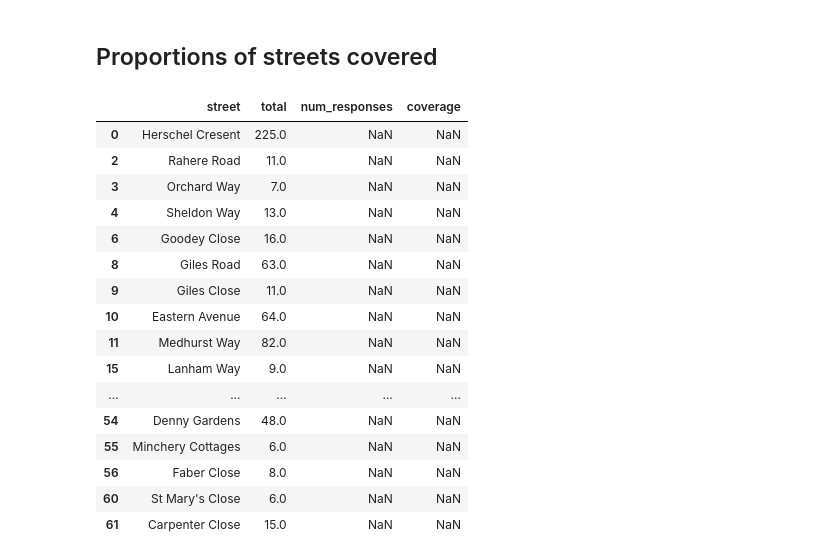
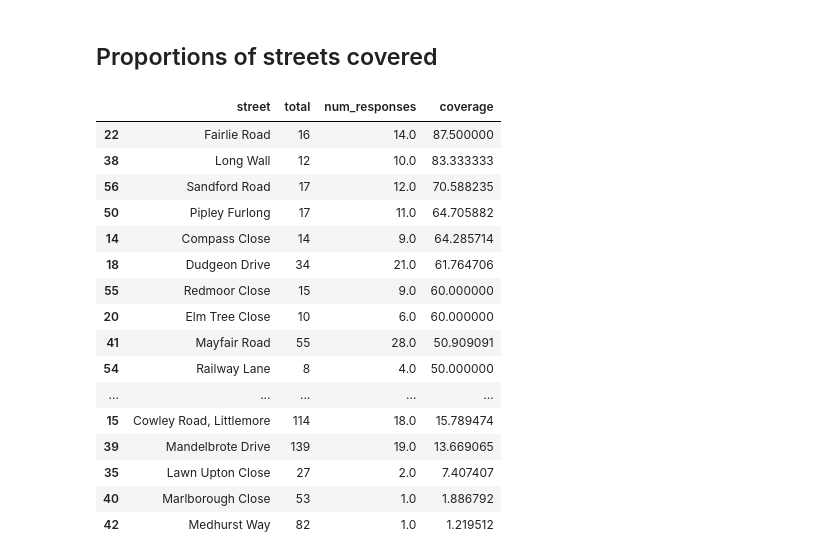
Before and after one commit to annarailton/littlemore_ltn_analysis, a Jupyter notebook: lpc_ltn_analysis.ipynb, the cells around one changed output. Cells and saved outputs as stored; diff of their text form; code cells hidden in the pictures.

Commit message:
Start cleaning up data, plot graph for qu 1

```diff
--- a/lpc_ltn_analysis.ipynb
+++ b/lpc_ltn_analysis.ipynb
@@ -67,6 +68,6 @@ import numpy as np
 # %%
-data = 'responses_20211028.csv'
-street_counts = 'street_counts.csv'
+data = 'responses_20211030.csv'
+street_counts = 'data/street_counts.csv'
 # %% [markdown]
 ## Clean up column names so don't have to deal with spaces
 # %%
@@ -123,24 +124,22 @@ freq_count_by_street = freq_count_by_street.rename(columns={'street':'count', 'i
 # %%
 coverage = pd.merge(streets, freq_count_by_street, how='left', on=['street']).rename(columns={'count_x': 'total', 'count_y':'num_responses'})
 coverage['coverage'] = 100*coverage['num_responses'] / coverage['total']
-pd.set_option('display.max_rows', None)
-# coverage[coverage['coverage'].notna()].sort_values(by=['coverage'], ascending=False)[['street', 'total', 'num_responses', 'coverage']]
-coverage[coverage['num_responses'].isna()].sort_values(by=['coverage'], ascending=False)[['street', 'total', 'num_responses', 'coverage']]
+coverage[coverage['coverage'].notna()].sort_values(by=['coverage'], ascending=False)[['street', 'total', 'num_responses', 'coverage']]
 # %% [output]
 |  | street | total | num_responses | coverage |
-| 0 | Herschel Cresent | 225.0 | NaN | NaN |
-| 2 | Rahere Road | 11.0 | NaN | NaN |
-| 3 | Orchard Way | 7.0 | NaN | NaN |
-| 4 | Sheldon Way | 13.0 | NaN | NaN |
-| 6 | Goodey Close | 16.0 | NaN | NaN |
-| 8 | Giles Road | 63.0 | NaN | NaN |
-| 9 | Giles Close | 11.0 | NaN | NaN |
-| 10 | Eastern Avenue | 64.0 | NaN | NaN |
-| 11 | Medhurst Way | 82.0 | NaN | NaN |
-| 15 | Lanham Way | 9.0 | NaN | NaN |
+| 22 | Fairlie Road | 16 | 14.0 | 87.500000 |
+| 38 | Long Wall | 12 | 10.0 | 83.333333 |
+| 56 | Sandford Road | 17 | 12.0 | 70.588235 |
+| 50 | Pipley Furlong | 17 | 11.0 | 64.705882 |
+| 14 | Compass Close | 14 | 9.0 | 64.285714 |
+| 18 | Dudgeon Drive | 34 | 21.0 | 61.764706 |
+| 55 | Redmoor Close | 15 | 9.0 | 60.000000 |
+| 20 | Elm Tree Close | 10 | 6.0 | 60.000000 |
+| 41 | Mayfair Road | 55 | 28.0 | 50.909091 |
+| 54 | Railway Lane | 8 | 4.0 | 50.000000 |
 | ... | ... | ... | ... | ... |
-| 54 | Denny Gardens | 48.0 | NaN | NaN |
-| 55 | Minchery Cottages | 6.0 | NaN | NaN |
-| 56 | Faber Close | 8.0 | NaN | NaN |
-| 60 | St Mary's Close | 6.0 | NaN | NaN |
-| 61 | Carpenter Close | 15.0 | NaN | NaN |
+| 15 | Cowley Road, Littlemore | 114 | 18.0 | 15.789474 |
+| 39 | Mandelbrote Drive | 139 | 19.0 | 13.669065 |
+| 35 | Lawn Upton Close | 27 | 2.0 | 7.407407 |
+| 40 | Marlborough Close | 53 | 1.0 | 1.886792 |
+| 42 | Medhurst Way | 82 | 1.0 | 1.219512 |
```
Also changed, not shown: parts of 11 cells of this notebook.
